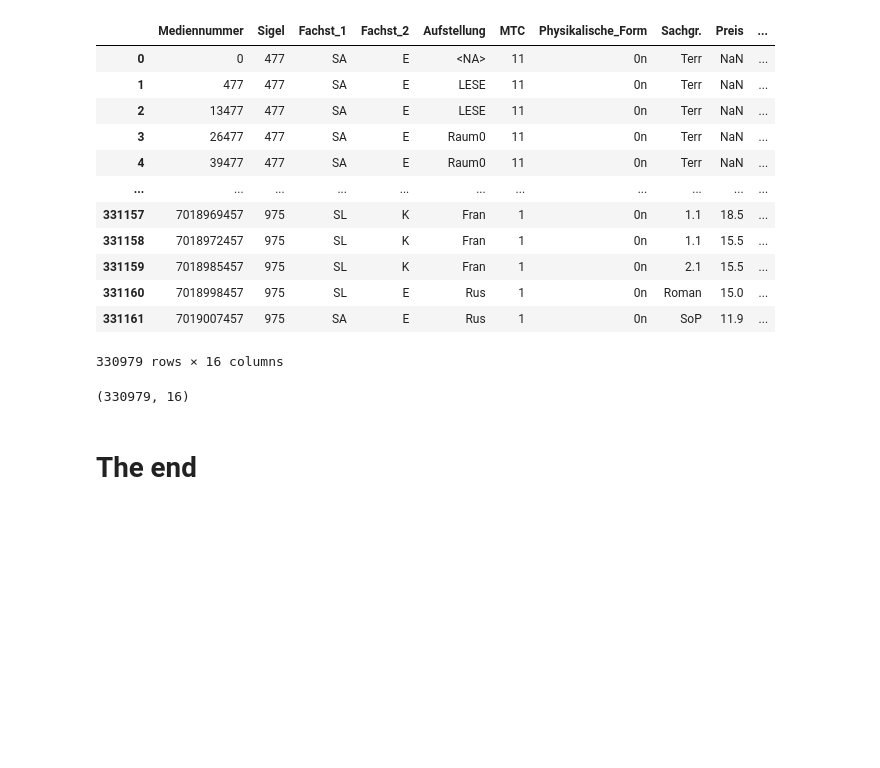
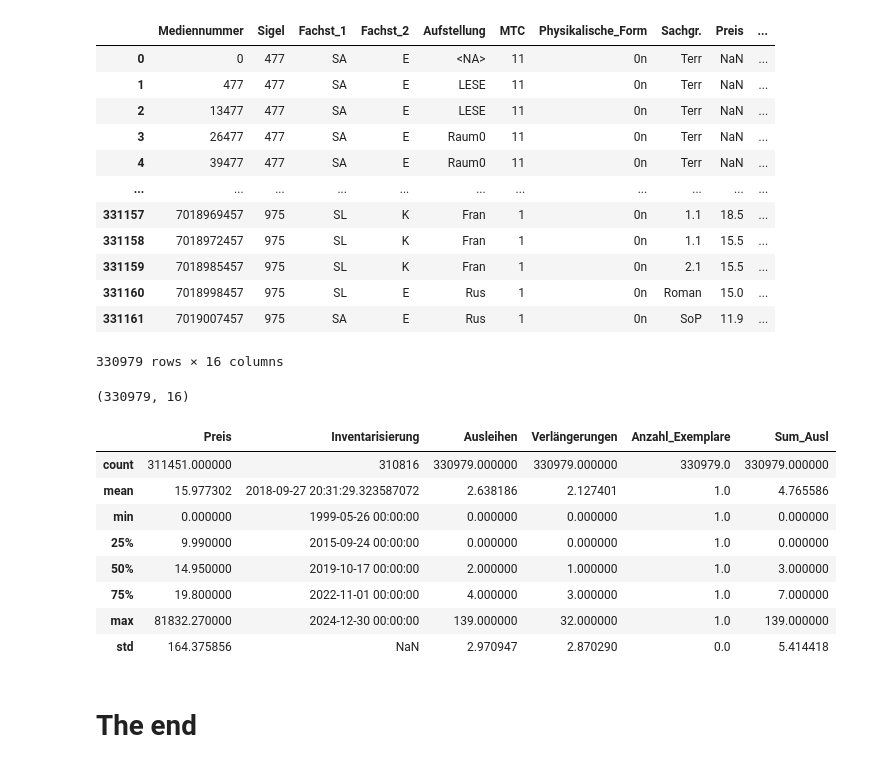
Before and after one commit to BeatriceM476/Final-project, a Jupyter notebook: BesEx_2024.ipynb, the cells around one changed output. Cells and saved outputs as stored; diff of their text form; code cells hidden in the pictures; blank space fills up the shorter version.

```diff
--- a/BesEx_2024.ipynb
+++ b/BesEx_2024.ipynb
@@ -354,5 +354,17 @@ BesEx_2024_df.shape
 # nouveau contenu BesEx_2022_df = 340.388 rows x 16 columns
 # %% [output]
 (330979, 16)
+# %%
+BesEx_2024_df.describe()
+# %% [output]
+|  | Preis | Inventarisierung | Ausleihen | Verlängerungen | Anzahl_Exemplare | Sum_Ausl |
+| count | 311451.000000 | 310816 | 330979.000000 | 330979.000000 | 330979.0 | 330979.000000 |
+| mean | 15.977302 | 2018-09-27 20:31:29.323587072 | 2.638186 | 2.127401 | 1.0 | 4.765586 |
+| min | 0.000000 | 1999-05-26 00:00:00 | 0.000000 | 0.000000 | 1.0 | 0.000000 |
+| 25% | 9.990000 | 2015-09-24 00:00:00 | 0.000000 | 0.000000 | 1.0 | 0.000000 |
+| 50% | 14.950000 | 2019-10-17 00:00:00 | 2.000000 | 1.000000 | 1.0 | 3.000000 |
+| 75% | 19.800000 | 2022-11-01 00:00:00 | 4.000000 | 3.000000 | 1.0 | 7.000000 |
+| max | 81832.270000 | 2024-12-30 00:00:00 | 139.000000 | 32.000000 | 1.0 | 139.000000 |
+| std | 164.375856 | NaN | 2.970947 | 2.870290 | 0.0 | 5.414418 |
 # %% [markdown]
 # The end
```
Also changed, not shown: 2 other files.
